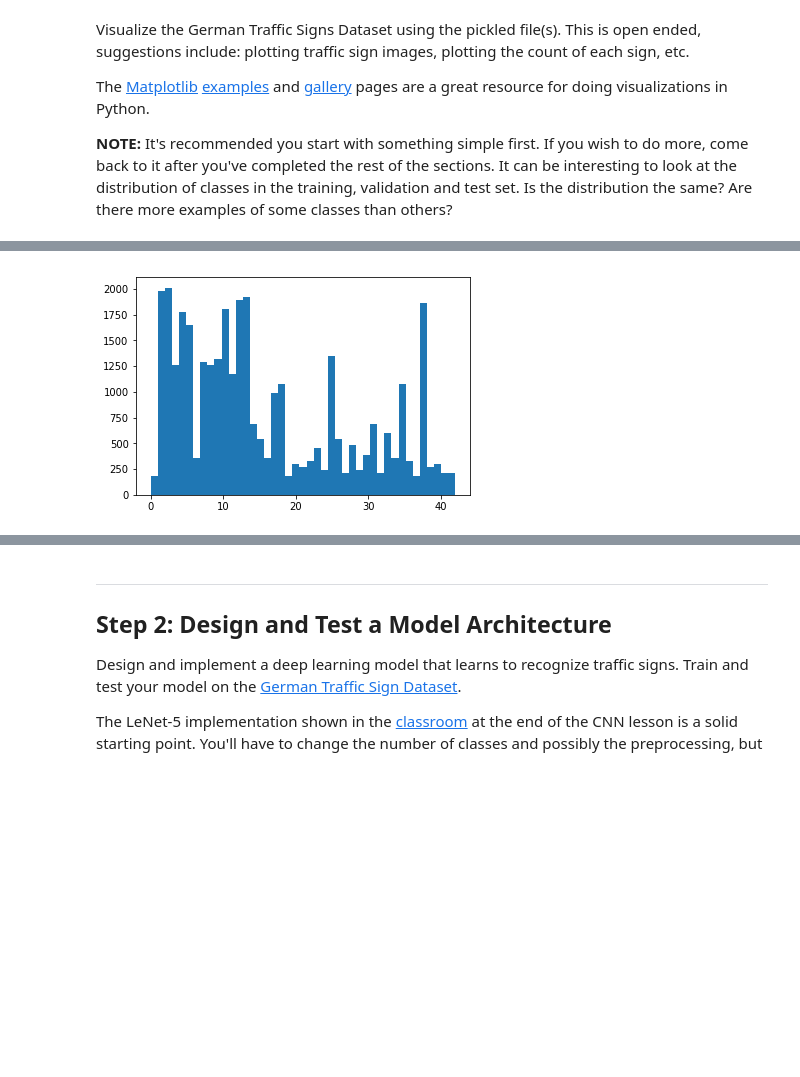
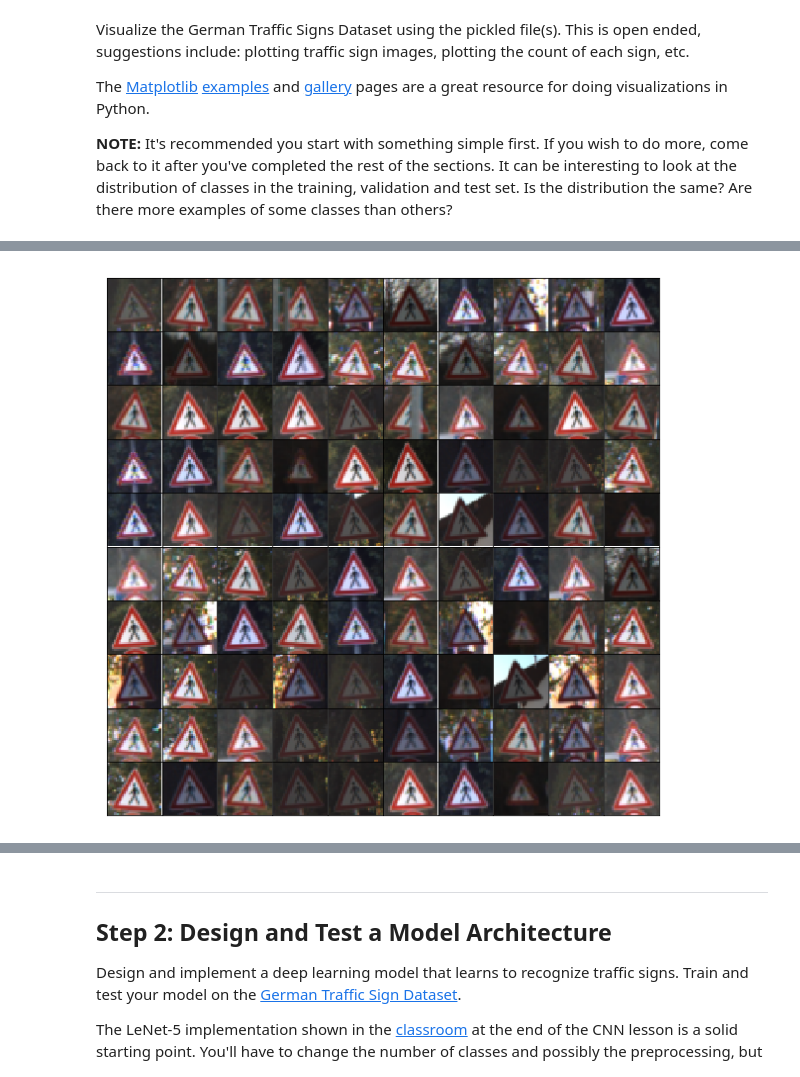
Before and after one commit to stereos/CarND-Traffic-Sign-Classifier-Project, a Jupyter notebook: Traffic_Sign_Classifier.ipynb, the cells around one changed output, grey strips where cells are left out. Drawn from its saved outputs; the diff is of its cells as text; code cells hidden in the pictures; blank space fills up the shorter version.

Commit message:
mostly done with writeup, added some new fun stuff to the notebook aswell, but need some cleanup

```diff
--- a/Traffic_Sign_Classifier.ipynb
+++ b/Traffic_Sign_Classifier.ipynb
@@ -22,7 +22,7 @@ The [rubric](https://review.udacity.com/#!/rubrics/481/view) contains "Stand Out
 # %%
 # Load pickled data
 import pickle
-
+import csv
 
 # TODO: Fill this in based on where you saved the training and testing data
 
@@ -37,6 +37,11 @@ with open(validation_file, mode='rb') as f:
 with open(testing_file, mode='rb') as f:
     test = pickle.load(f)
 
+#read the csv with names.
+with open('signnames.csv', 'r') as file:
+    class_names=[label for label in csv.reader(file, delimiter=',')][1:] #read all but remove header
+
+
 X_train, y_train = train['features'], train['labels']
 X_valid, y_valid = valid['features'], valid['labels']
 X_test, y_test = test['features'], test['labels']
@@ -60,7 +65,11 @@ Complete the basic data summary below. Use python, numpy and/or pandas methods t
 # %%
 import numpy as np
 import pandas as pd
-import random
+
+np.random.seed(123) #Setting a random seed to constant, this is good when testing so that all randomness is the same
+                    #on both aws and later when generating the data again(I forgot this at first, so migth give higher
+                    #training accuracy)
+#import random
 
 
 ### Replace each question mark with the appropriate value.
@@ -69,7 +78,7 @@ import random
 use_grayscale=True
 
 # TODO: Number of training examples
-n_train = int(len(X_train)*5)
+n_train = int(len(X_train))
 
 # TODO: Number of validation examples
 n_validation = len(X_valid)
@@ -85,6 +94,7 @@ n_classes = np.max(y_train)+1
 
 print("Number of training examples =", len(X_train))
 print("Number of training examples after adding extra =", n_train)
+print("Number of Validation examples =", n_validation)
 print("Number of testing examples =", n_test)
 print("Image data shape =", image_shape)
 print("Number of classes =", n_classes)
@@ -124,27 +135,46 @@ import matplotlib.pyplot as plt
 %matplotlib inline
 import timeit
 
+def print_sign_all(X_data,y_data):
+    #first, sort both by y_data,
+    arr1inds = y_data.argsort()
+    X_data = X_data[arr1inds[::1]]
+    y_data = y_data[arr1inds[::1]]
+    fig, axs = plt.subplots(int(np.ceil(len(X_data)/10)),10, figsize=(20,20), sharex=True, sharey=True)
+    fig.subplots_adjust(hspace=0., wspace=0.0)
+    axs = axs.ravel()
+    for i,image in enumerate(X_data):
+        axs[i].imshow(image.squeeze(), cmap="gray")
+
 
 def print_sign(X_data,y_data,items_per_class=10,classes=None,location=0,squeeze=True,ordered=False):
     start_time = timeit.default_timer()
-    bins=np.bincount(y_data)
+    #########################bins=np.bincount(y_data)
     cols=items_per_class
-    #fig, axs = plt.subplots(items_per_class)
-
-    #fig, axs = plt.subplots(int(np.ceil((n_classes))),cols, figsize=(items_per_class*2,n_classes*2), sharex=True, sharey=True)
-
     if classes==None:
         classes=range(n_classes)
     w=20#items_per_class*2
-    h=len(classes)*2
-    fig, axs = plt.subplots(len(classes),cols, figsize=(w,h), sharex=True, sharey=True)
-
+    if items_per_class==1:
+        h=10#(10*items_per_class//10)+10
+    else:
+        h=len(classes)*items_per_class
+    #this part migth be "wrong"...
+    w=10
+    h=10
+    if items_per_class == 1 or cols==items_per_class >10:
+        cols=10
+        rows=int(np.ceil(len(classes)/10) if items_per_class == 1 else np.ceil(len(classes)*(items_per_class/10)))
+    else:
+        cols=items_per_class
+        rows=len(classes)
+    fig, axs = plt.subplots(rows,cols, figsize=(w,h), sharex=True, sharey=True)
+    fig.subplots_adjust(hspace=0., wspace=0.0)
     axs = axs.ravel()
     print(timeit.default_timer() - start_time)
 
-    for c in classes:
+    for i_c,c in enumerate(classes):
 
-        indexes = np.where(y_data==c)[0] #where looks for all, how to just take first??e
+        indexes = np.where(y_data==c)[0] #where looks for all, how to just take first??
         #todo, this can pick same several times.. not good...
         if indexes.size:
             if ordered:
@@ -153,13 +183,15 @@ def print_sign(X_data,y_data,items_per_class=10,classes=None,location=0,squeeze=
                 indexes = np.random.choice(indexes,items_per_class,replace=False)
         for i,index in enumerate(indexes):
 
-            pos=c*items_per_class+i
+            pos=i_c*items_per_class+i
             if squeeze:
                 image = X_data[index].squeeze()
             else:
                 image = X_data[index]
-            axs[pos].set_title(bins[c])
+            #axs[pos].set_title(bins[c])
             axs[pos].imshow(image, cmap="gray")
+            axs[pos].set_xticks([])
+            axs[pos].set_yticks([])
 
 
 
@@ -168,17 +200,22 @@ train_h=np.histogram(y_train,n_classes)
 #valid_h=np.histogram(y_valid,n_classes)
 #test_h=np.histogram(y_test,n_classes)
 #print histogram, the optimal is that all is about the same
-plt.hist(y_train,n_classes)
-plt.show()
+#plt.hist(y_train,n_classes)
+#plt.show()
 #plt.hist(y_valid,n_classes)
 #plt.show()
 #plt.hist(y_test,n_classes)
 #plt.show()
-#We can see that same labels in the set is rather few, for example the first item.
-#This may make it harder to predict those signs, but then I assume it will depend on much more
-#for example signs that look very different should need lees amount of data while those that are very
-#similar should need more for each label.. anyway, we can create more of those later.
 
-##Show one random from each class
-print_sign(X_train,y_train,10,classes=[0],squeeze=False)
+
+##Show one random from each class #ths is extremly slow...
+#A nicer way would have been to print
+#"class name"
+#images
+#class name
+#image
+# etc etc.. would probably been faster too.. maybe later!
+print_sign(X_train,y_train,100,classes=[27],squeeze=False) ## [0] only prints first class, i.e faster when not needed
+for name in class_names:
+    print("The class no.{} is \"{}\" sign".format(name[0],name[1]))
 # %% [output]
@@ -185 +239 @@ print_sign(X_train,y_train,10,classes=[0],squeeze=False)
-[figure, old version]
+[figure, new version]
```
Also changed, not shown: parts of 27 cells of this notebook, 29 other files.
